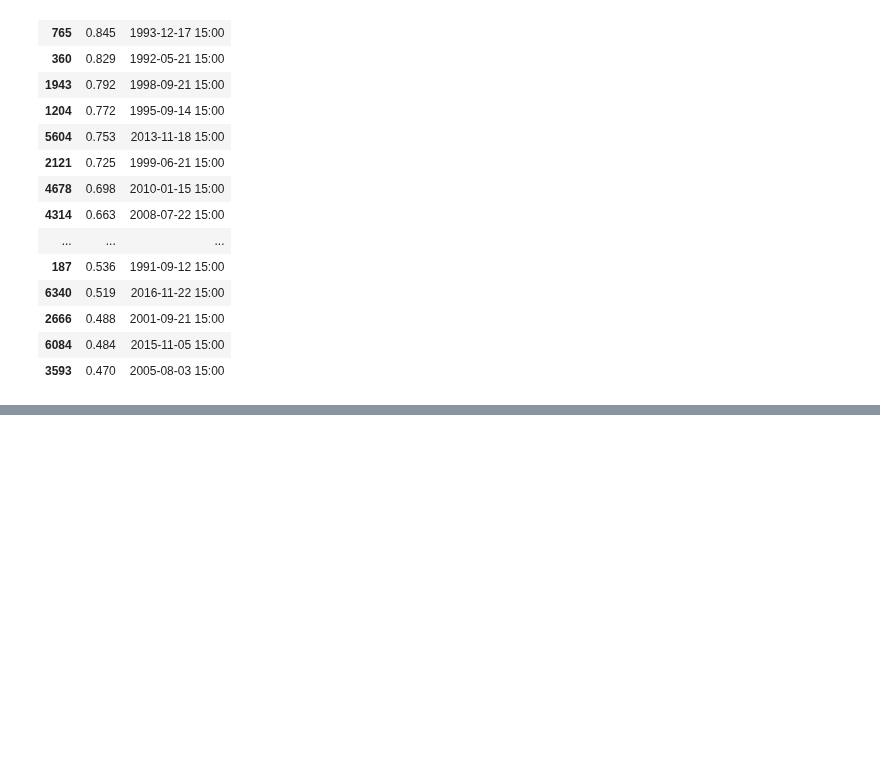
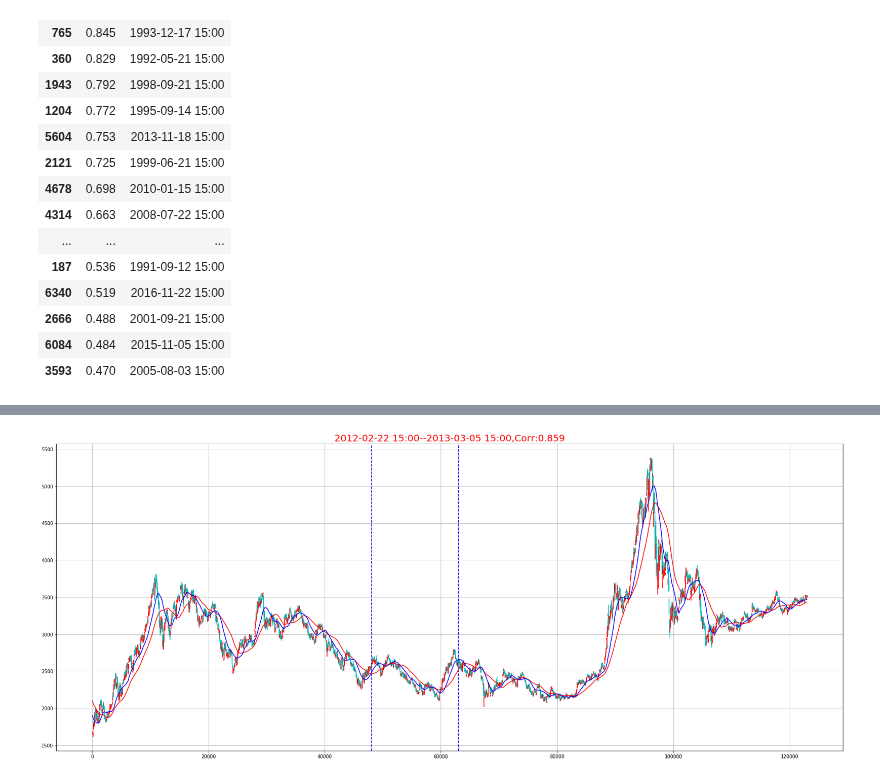
Before and after one commit to che7611/test2, a Jupyter notebook: tdx.ipynb, the cells around one changed output, grey strips where cells are left out. Drawn from its saved outputs; the diff is of its cells as text; code cells hidden in the pictures; blank space fills up the shorter version.

```diff
--- a/tdx.ipynb
+++ b/tdx.ipynb
@@ -451,0 +196,10 @@ sa.DF_CORR
+# %%
+cnt=250
+hs300['ma60']=tb.MA(hs300['close'].values,timeperiod=60)
+hs300['ma30']=tb.MA(hs300['close'].values,timeperiod=30)
+dfS=hs300[0:-cnt]
+dfT=hs300.tail(cnt)
+
+sa2=Analyse_CORR(dfS,dfT)
+res=sa2.corr()
+res.head(10)
@@ -451,0 +223,4 @@ sa.DF_CORR
+# %%
+sa2.DrawNo(0,800,1000)
+# %% [output]
+[figure, added]
```
Also changed, not shown: parts of 21 cells of this notebook, 3 other files.
